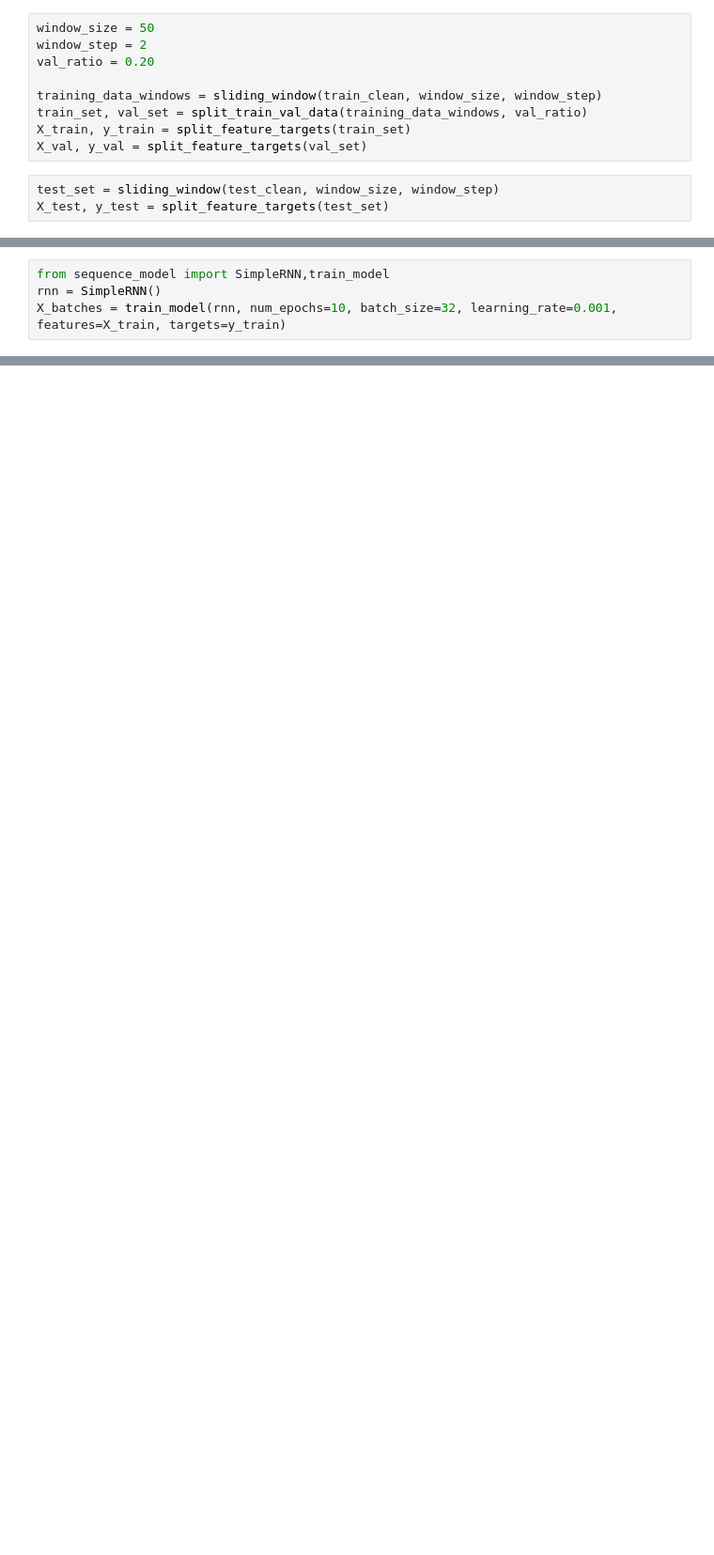
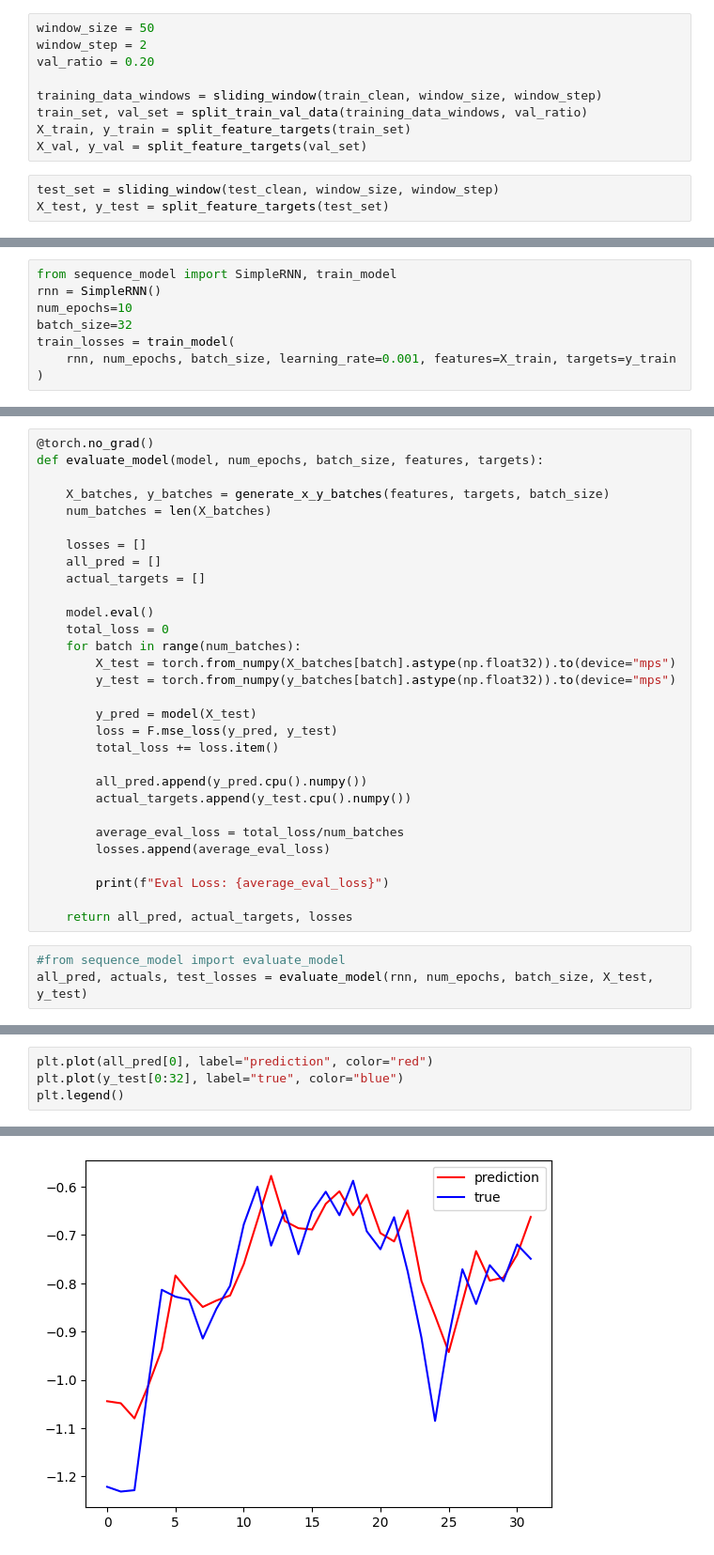
Before and after one commit to acosio14/stock-forecasting, a Jupyter notebook: protoyping.ipynb, the cells around one changed output, grey strips where cells are left out. Shown: that part at 94% size. Drawn from its saved outputs; the diff is of its cells as text; blank space fills up the shorter version.

```diff
--- a/protoyping.ipynb
+++ b/protoyping.ipynb
@@ -161,8 +149,12 @@ def train_model(model, num_epochs, batch_size, learning_rate, features, targets)
         print(f"Epoch {epoch + 1}")
         print(f"Train loss: {train_loss}")
 # %%
-from sequence_model import SimpleRNN,train_model
+from sequence_model import SimpleRNN, train_model
 rnn = SimpleRNN()
-X_batches = train_model(rnn, num_epochs=10, batch_size=32, learning_rate=0.001, features=X_train, targets=y_train)
+num_epochs=10
+batch_size=32
+train_losses = train_model(
+    rnn, num_epochs, batch_size, learning_rate=0.001, features=X_train, targets=y_train
+)
 # %% [output]
 Epoch 1
@@ -187,0 +190,33 @@ Total loss: 0.021813326922018036
+# %%
+@torch.no_grad()
+def evaluate_model(model, num_epochs, batch_size, features, targets):
+
+    X_batches, y_batches = generate_x_y_batches(features, targets, batch_size)
+    num_batches = len(X_batches)
+
+    losses = []
+    all_pred = []
+    actual_targets = []
+
+    model.eval()
+    total_loss = 0
+    for batch in range(num_batches):
+        X_test = torch.from_numpy(X_batches[batch].astype(np.float32)).to(device="mps")
+        y_test = torch.from_numpy(y_batches[batch].astype(np.float32)).to(device="mps")
+
+        y_pred = model(X_test)
+        loss = F.mse_loss(y_pred, y_test)
+        total_loss += loss.item()
+
+        all_pred.append(y_pred.cpu().numpy())
+        actual_targets.append(y_test.cpu().numpy())
+
+        average_eval_loss = total_loss/num_batches
+        losses.append(average_eval_loss)
+
+        print(f"Eval Loss: {average_eval_loss}")
+
+    return all_pred, actual_targets, losses
+# %%
+#from sequence_model import evaluate_model
+all_pred, actuals, test_losses = evaluate_model(rnn, num_epochs, batch_size, X_test, y_test)
@@ -187,0 +241,5 @@ Total loss: 0.021813326922018036
+# %%
+plt.plot(all_pred[0], label="prediction", color="red")
+plt.plot(y_test[0:32], label="true", color="blue")
+plt.legend()
+# %% [output]
@@ -187,0 +247 @@ Total loss: 0.021813326922018036
+[figure, added]
```
Also changed, not shown: parts of 17 cells of this notebook.
